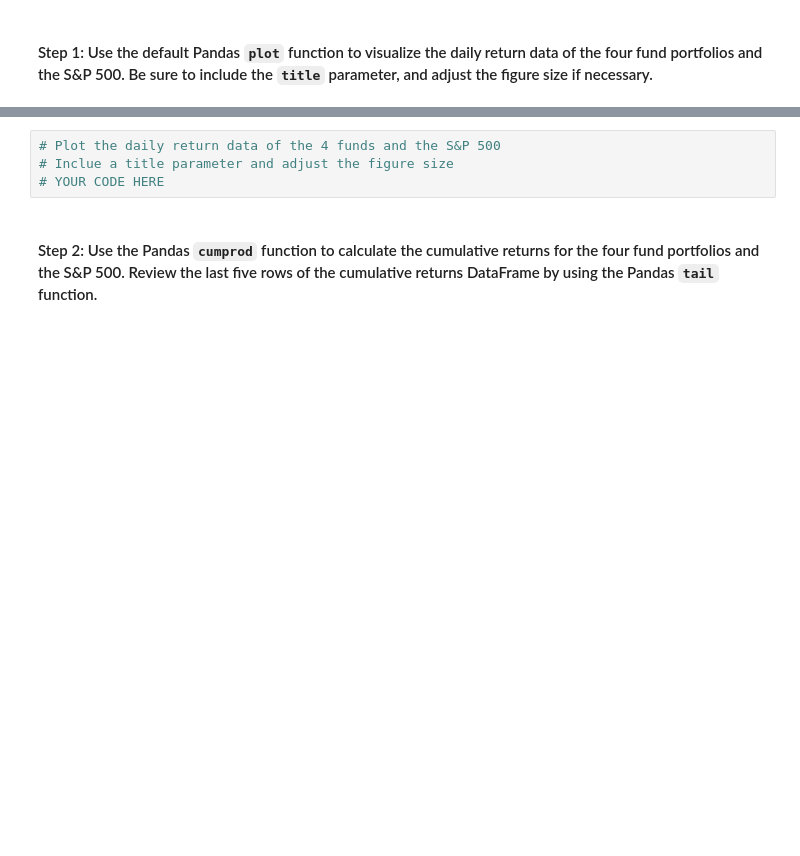
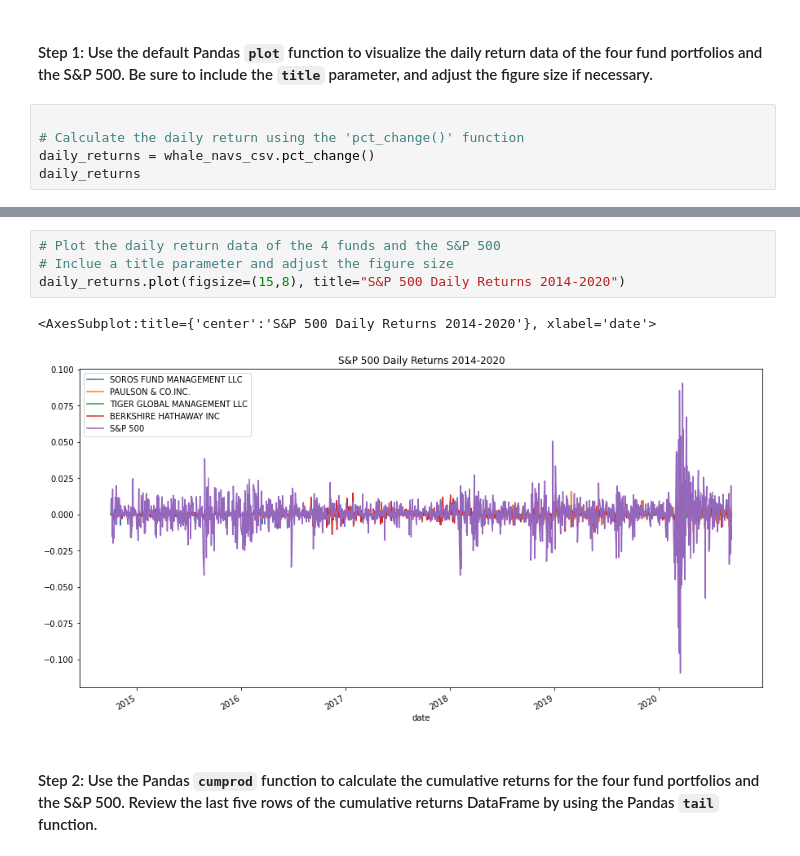
Before and after one commit to EGeorge2021r/Challenge4_Repo, a Jupyter notebook: Starter_Code/risk_return_analysis.ipynb, the cells around one changed output, grey strips where cells are left out. Saved outputs shown, nothing was run; the diff lists cells and outputs as text; blank space fills up the shorter version.

```diff
--- a/Starter_Code/risk_return_analysis.ipynb
+++ b/Starter_Code/risk_return_analysis.ipynb
@@ -126,3 +189,8 @@ The analysis has several components: performance, volatility, risk, risk-return
 Analyze the data to determine if any of the portfolios outperform the broader stock market, which the S&P 500 represents.
 # %% [markdown]
 #### Step 1:  Use the default Pandas `plot` function to visualize the daily return data of the four fund portfolios and the S&P 500. Be sure to include the `title` parameter, and adjust the figure size if necessary.
+# %%
+
+# Calculate the daily return using the 'pct_change()' function
+daily_returns = whale_navs_csv.pct_change()
+daily_returns
@@ -129,7 +225,10 @@ Analyze the data to determine if any of the portfolios outperform the broader st
 # %%
 # Plot the daily return data of the 4 funds and the S&P 500
 # Inclue a title parameter and adjust the figure size
-# YOUR CODE HERE
+daily_returns.plot(figsize=(15,8), title="S&P 500 Daily Returns 2014-2020")
+# %% [output]
+<AxesSubplot:title={'center':'S&P 500 Daily Returns 2014-2020'}, xlabel='date'>
+[figure, added]
 # %% [markdown]
 #### Step 2: Use the Pandas `cumprod` function to calculate the cumulative returns for the four fund portfolios and the S&P 500. Review the last five rows of the cumulative returns DataFrame by using the Pandas `tail` function.
 # %%
```
Also changed, not shown: parts of 21 cells of this notebook, 1 other file.
